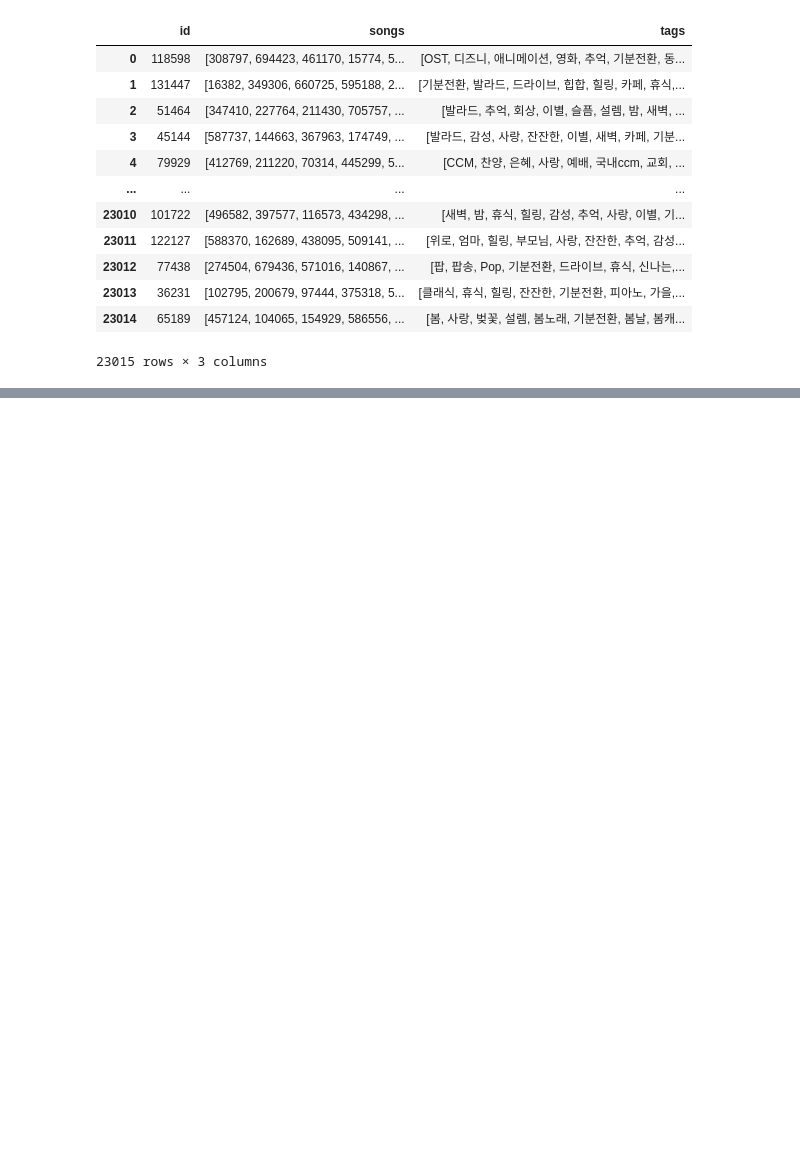
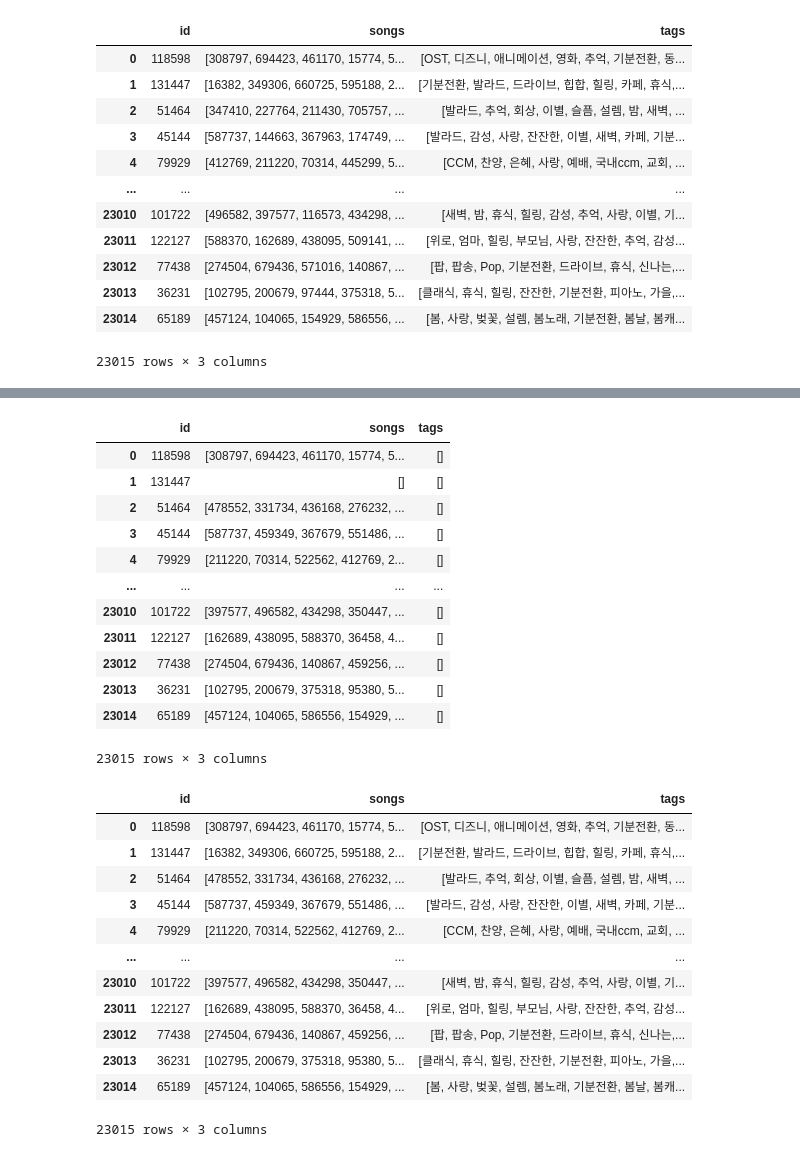
Before and after one commit to jehunyoo/Melon-Playlist-Continuation, a Jupyter notebook: submission.ipynb, the cells around one changed output, grey strips where cells are left out. Cells and saved outputs as stored; diff of their text form; code cells hidden in the pictures; blank space fills up the shorter version.

```diff
--- a/submission.ipynb
+++ b/submission.ipynb
@@ -428,0 +486,41 @@ display(first, second, third, ans)
+# %%
+# neighbor1_a7b3
+first = pd.read_json('submission/neighbor1_a7b3/neighbor1_a7b3_first.json', orient='records')
+val = pd.read_json('res/val.json')
+best = pd.read_json('submission/lightknn_100_idf_rho04_tags-a05b05-songs_upgraded.json', orient='records')
+ans = first.copy()
+
+for i in val.index:
+    if val.songs[i] == []:
+        ans.at[i, 'songs'] = best.loc[i, 'songs']
+    ans.at[i, 'tags'] = best.loc[i, 'tags']
+ans.to_json('submission/neighbor1_a7b3/neighbor1_a7b3.json', orient='records')
+
+display(first, ans)
+# %% [output]
+|  | id | songs | tags |
+| 0 | 118598 | [308797, 694423, 461170, 15774, 5... | [] |
+| 1 | 131447 | [] | [] |
+| 2 | 51464 | [478552, 331734, 436168, 276232, ... | [] |
+| 3 | 45144 | [587737, 459349, 367679, 551486, ... | [] |
+| 4 | 79929 | [211220, 70314, 522562, 412769, 2... | [] |
+| ... | ... | ... | ... |
+| 23010 | 101722 | [397577, 496582, 434298, 350447, ... | [] |
+| 23011 | 122127 | [162689, 438095, 588370, 36458, 4... | [] |
+| 23012 | 77438 | [274504, 679436, 140867, 459256, ... | [] |
+| 23013 | 36231 | [102795, 200679, 375318, 95380, 5... | [] |
+| 23014 | 65189 | [457124, 104065, 586556, 154929, ... | [] |
+23015 rows × 3 columns
+|  | id | songs | tags |
+| 0 | 118598 | [308797, 694423, 461170, 15774, 5... | [OST, 디즈니, 애니메이션, 영화, 추억, 기분전환, 동... |
+| 1 | 131447 | [16382, 349306, 660725, 595188, 2... | [기분전환, 발라드, 드라이브, 힙합, 힐링, 카페, 휴식,... |
+| 2 | 51464 | [478552, 331734, 436168, 276232, ... | [발라드, 추억, 회상, 이별, 슬픔, 설렘, 밤, 새벽, ... |
+| 3 | 45144 | [587737, 459349, 367679, 551486, ... | [발라드, 감성, 사랑, 잔잔한, 이별, 새벽, 카페, 기분... |
+| 4 | 79929 | [211220, 70314, 522562, 412769, 2... | [CCM, 찬양, 은혜, 사랑, 예배, 국내ccm, 교회, ... |
+| ... | ... | ... | ... |
+| 23010 | 101722 | [397577, 496582, 434298, 350447, ... | [새벽, 밤, 휴식, 힐링, 감성, 추억, 사랑, 이별, 기... |
+| 23011 | 122127 | [162689, 438095, 588370, 36458, 4... | [위로, 엄마, 힐링, 부모님, 사랑, 잔잔한, 추억, 감성... |
+| 23012 | 77438 | [274504, 679436, 140867, 459256, ... | [팝, 팝송, Pop, 기분전환, 드라이브, 휴식, 신나는,... |
+| 23013 | 36231 | [102795, 200679, 375318, 95380, 5... | [클래식, 휴식, 힐링, 잔잔한, 기분전환, 피아노, 가을,... |
+| 23014 | 65189 | [457124, 104065, 586556, 154929, ... | [봄, 사랑, 벚꽃, 설렘, 봄노래, 기분전환, 봄날, 봄캐... |
+23015 rows × 3 columns
```
Also changed, not shown: parts of 29 cells of this notebook.
